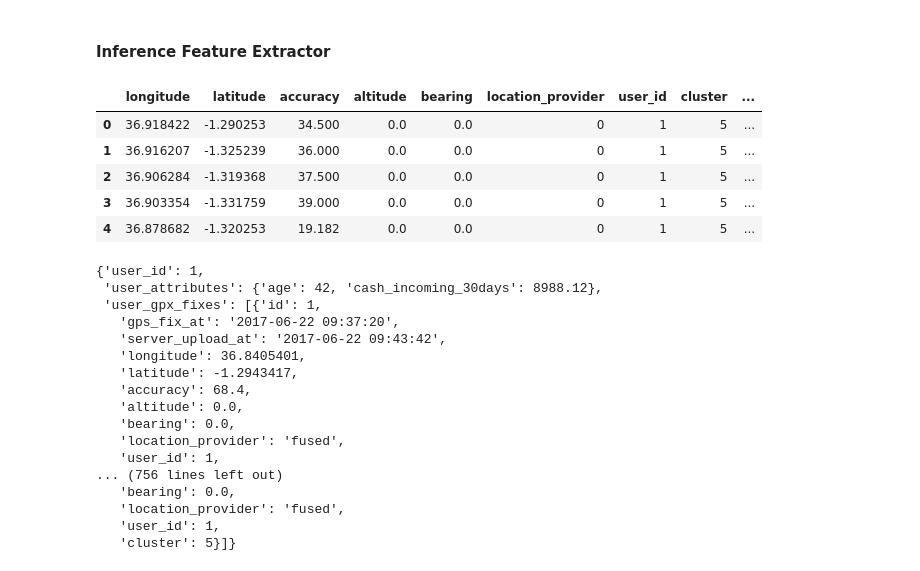
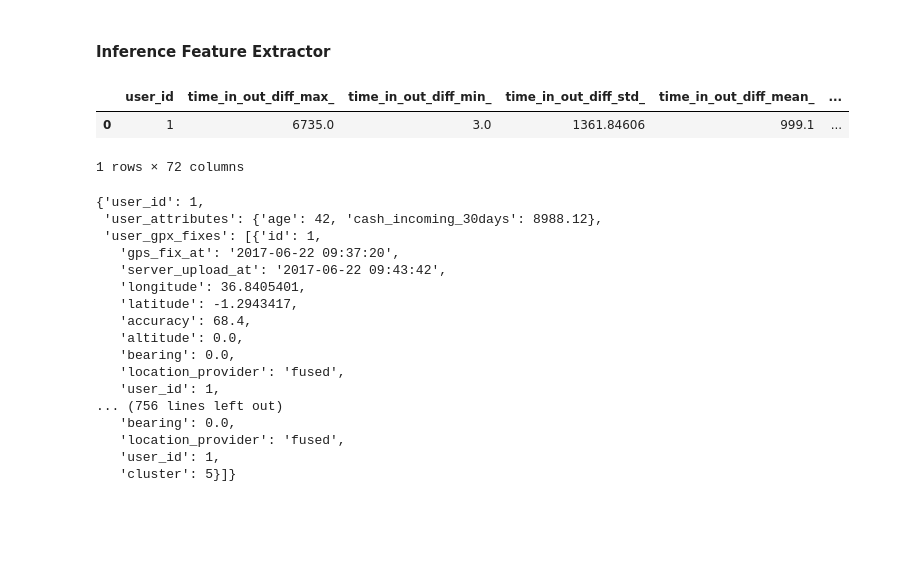
Before and after one commit to NavinKumarMNK/My-Works-2023, a Jupyter notebook: notebooks/inference_test.ipynb, the cells around one changed output. Cells and saved outputs as stored; diff of their text form; code cells hidden in the pictures; blank space fills up the shorter version.

```diff
--- a/notebooks/inference_test.ipynb
+++ b/notebooks/inference_test.ipynb
@@ -128,12 +141,11 @@ def feature_extractor(df):
 # %%
-df = feature_extractor(user_gpx_fixes_df).head()
+df = feature_extractor(user_gpx_fixes_df)
-# %% [output]
-|  | longitude | latitude | accuracy | altitude | bearing | location_provider | user_id | cluster | ... |
-| 0 | 36.918422 | -1.290253 | 34.500 | 0.0 | 0.0 | 0 | 1 | 5 | ... |
-| 1 | 36.916207 | -1.325239 | 36.000 | 0.0 | 0.0 | 0 | 1 | 5 | ... |
-| 2 | 36.906284 | -1.319368 | 37.500 | 0.0 | 0.0 | 0 | 1 | 5 | ... |
-| 3 | 36.903354 | -1.331759 | 39.000 | 0.0 | 0.0 | 0 | 1 | 5 | ... |
-| 4 | 36.878682 | -1.320253 | 19.182 | 0.0 | 0.0 | 0 | 1 | 5 | ... |
+# %%
+df
+# %% [output]
+|  | user_id | time_in_out_diff_max_ | time_in_out_diff_min_ | time_in_out_diff_std_ | time_in_out_diff_mean_ | ... |
+| 0 | 1 | 6735.0 | 3.0 | 1361.84606 | 999.1 | ... |
+1 rows × 72 columns
 # %%
 user_attributes_df['user_id'] = data['user_id']
 # %%
```
Also changed, not shown: parts of 4 cells of this notebook, 6 other files.
